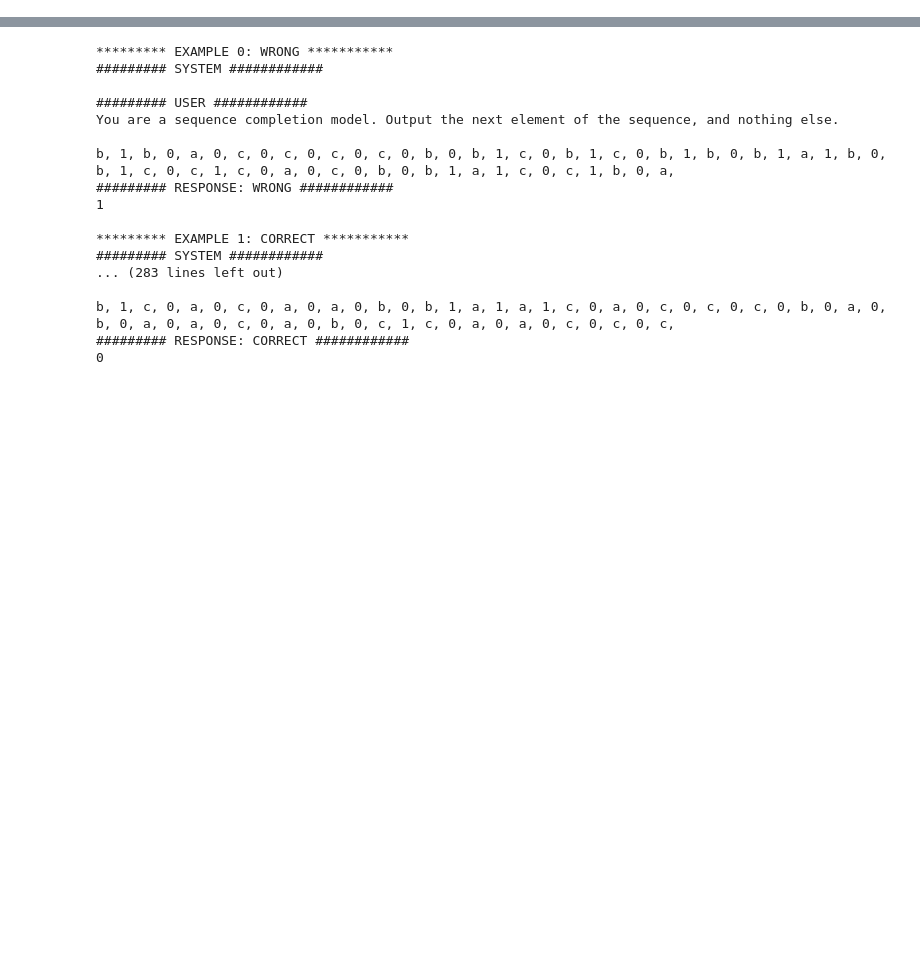
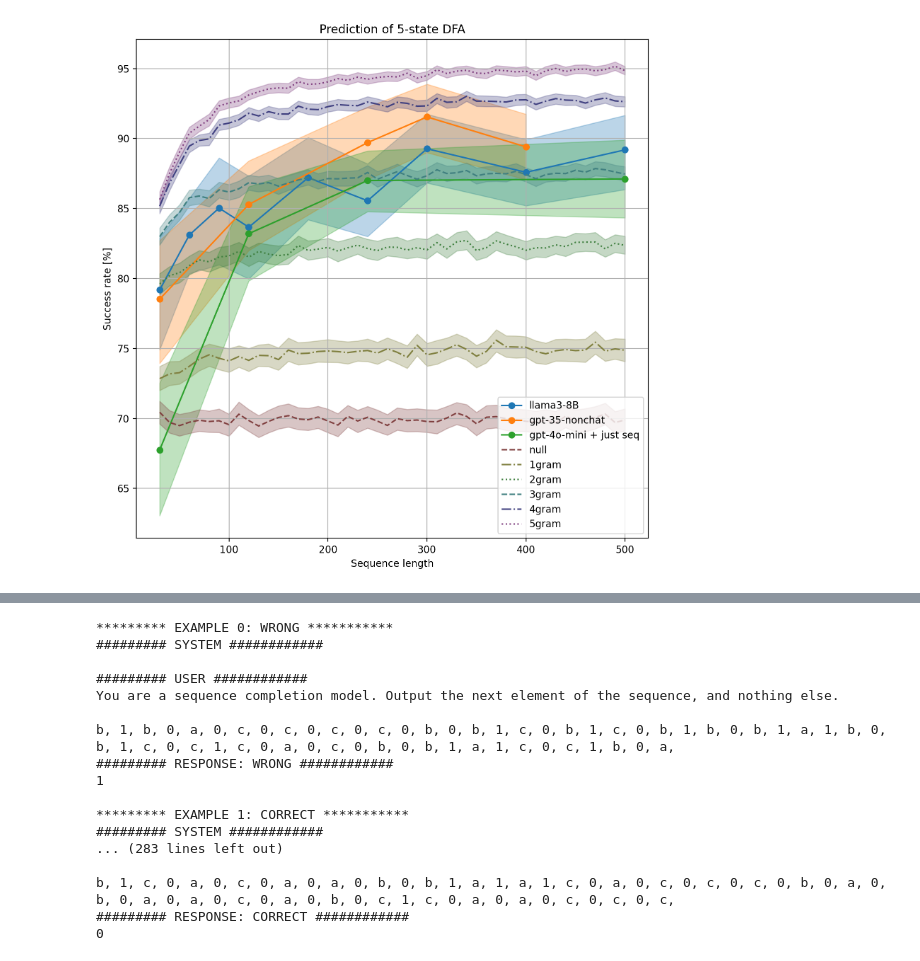
Before and after one commit to kavigupta/evallm, a Jupyter notebook: notebooks/initial-explorations.ipynb, the cells around one changed output, grey strips where cells are left out. Saved outputs shown, nothing was run; the diff lists cells and outputs as text; code cells hidden in the pictures; blank space fills up the shorter version.

```diff
--- a/notebooks/initial-explorations.ipynb
+++ b/notebooks/initial-explorations.ipynb
@@ -82,3 +78,5 @@ plot_all_absolute_results_single_graph(results, 3, ignore_na=True)
 # %%
-# plot_all_absolute_results(results, 5, ignore_na=True)
+plot_all_absolute_results_single_graph(results, none, 5, ignore_na=True)
+# %% [output]
+[figure, added]
 # %%
```
Also changed, not shown: parts of 13 cells of this notebook, 6 other files.
